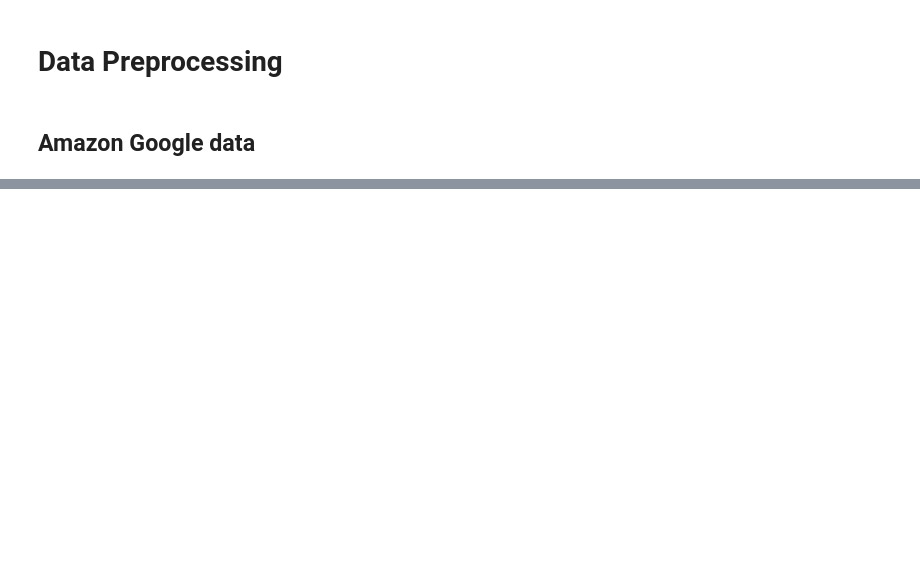
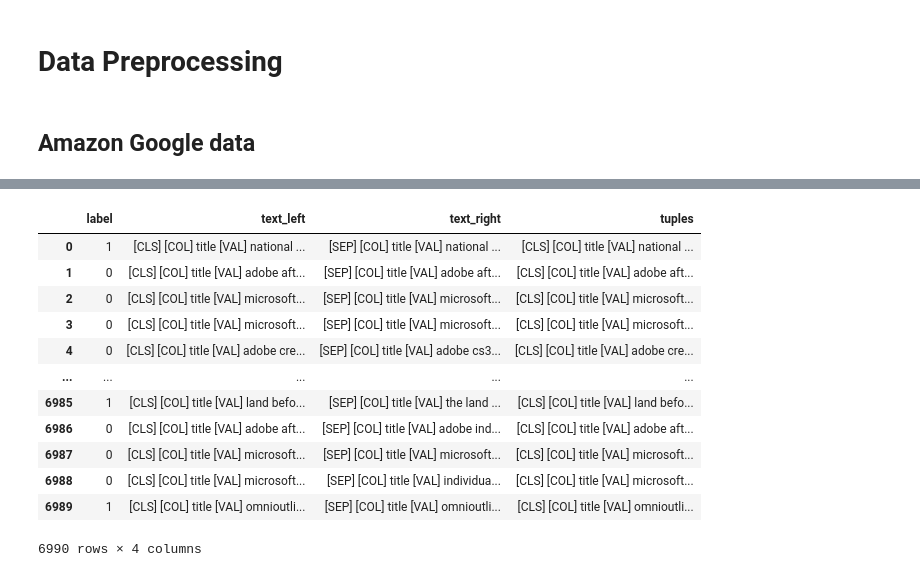
Before and after one commit to AJamal27891/University-coursees-projects, a Jupyter notebook: Albert_Matching_entities.ipynb, the cells around one changed output, grey strips where cells are left out. Drawn from its saved outputs; the diff is of its cells as text; code cells hidden in the pictures; blank space fills up the shorter version.

```diff
--- a/Albert_Matching_entities.ipynb
+++ b/Albert_Matching_entities.ipynb
@@ -134,3 +174,29 @@ AG_train.head()
+# %%
+AG_train = AG_train.groupby('label')
+AG_train = AG_train.apply(lambda x: x.sample(AG_train.size().min()).reset_index(drop=True))
+AG_train = AG_train.sample(frac=1).reset_index(drop=True)
+AG_test = AG_test.groupby('label')
+AG_test = AG_test.apply(lambda x: x.sample(AG_test.size().min()).reset_index(drop=True))
+AG_test = AG_test.sample(frac=1).reset_index(drop=True)
+AG_valid = AG_valid.groupby('label')
+AG_valid = AG_valid.apply(lambda x: x.sample(AG_valid.size().min()).reset_index(drop=True))
+AG_valid = AG_valid.sample(frac=1).reset_index(drop=True)
+# %%
+AG_train
+# %% [output]
+|  | label | text_left | text_right | tuples |
+| 0 | 1 | [CLS] [COL] title [VAL] national ... | [SEP] [COL] title [VAL] national ... | [CLS] [COL] title [VAL] national ... |
+| 1 | 0 | [CLS] [COL] title [VAL] adobe aft... | [SEP] [COL] title [VAL] adobe aft... | [CLS] [COL] title [VAL] adobe aft... |
+| 2 | 0 | [CLS] [COL] title [VAL] microsoft... | [SEP] [COL] title [VAL] microsoft... | [CLS] [COL] title [VAL] microsoft... |
+| 3 | 0 | [CLS] [COL] title [VAL] microsoft... | [SEP] [COL] title [VAL] microsoft... | [CLS] [COL] title [VAL] microsoft... |
+| 4 | 0 | [CLS] [COL] title [VAL] adobe cre... | [SEP] [COL] title [VAL] adobe cs3... | [CLS] [COL] title [VAL] adobe cre... |
+| ... | ... | ... | ... | ... |
+| 6985 | 1 | [CLS] [COL] title [VAL] land befo... | [SEP] [COL] title [VAL] the land ... | [CLS] [COL] title [VAL] land befo... |
+| 6986 | 0 | [CLS] [COL] title [VAL] adobe aft... | [SEP] [COL] title [VAL] adobe ind... | [CLS] [COL] title [VAL] adobe aft... |
+| 6987 | 0 | [CLS] [COL] title [VAL] microsoft... | [SEP] [COL] title [VAL] microsoft... | [CLS] [COL] title [VAL] microsoft... |
+| 6988 | 0 | [CLS] [COL] title [VAL] microsoft... | [SEP] [COL] title [VAL] individua... | [CLS] [COL] title [VAL] microsoft... |
+| 6989 | 1 | [CLS] [COL] title [VAL] omnioutli... | [SEP] [COL] title [VAL] omnioutli... | [CLS] [COL] title [VAL] omnioutli... |
+6990 rows × 4 columns
 # %%
 import os
 try:
```
Also changed, not shown: parts of 38 cells of this notebook.
